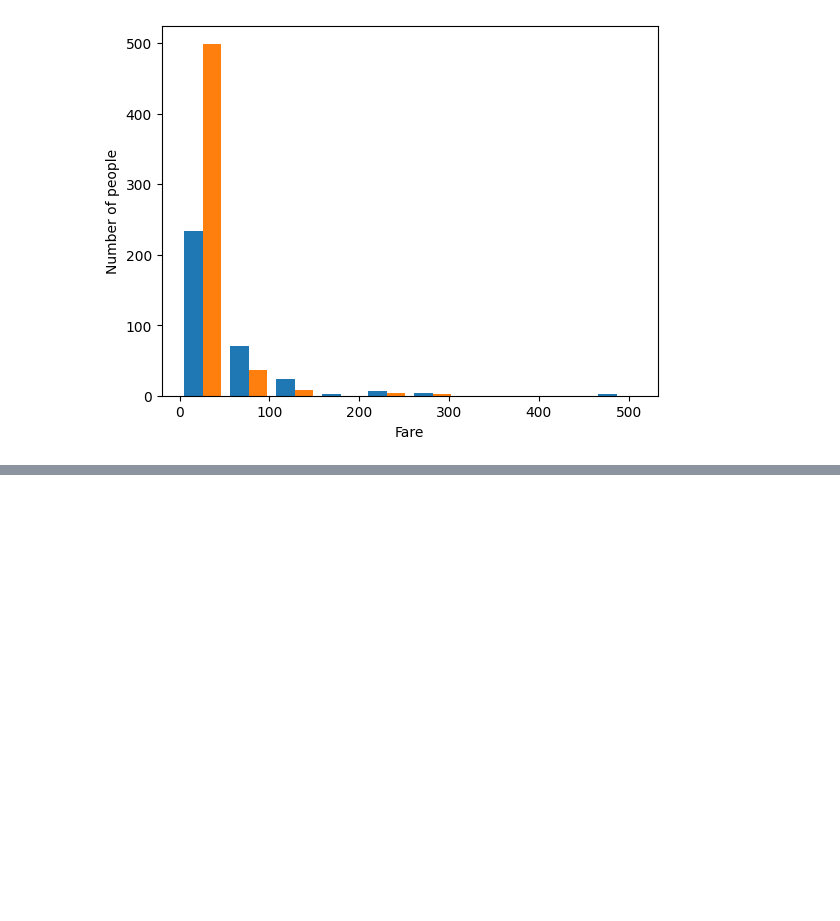
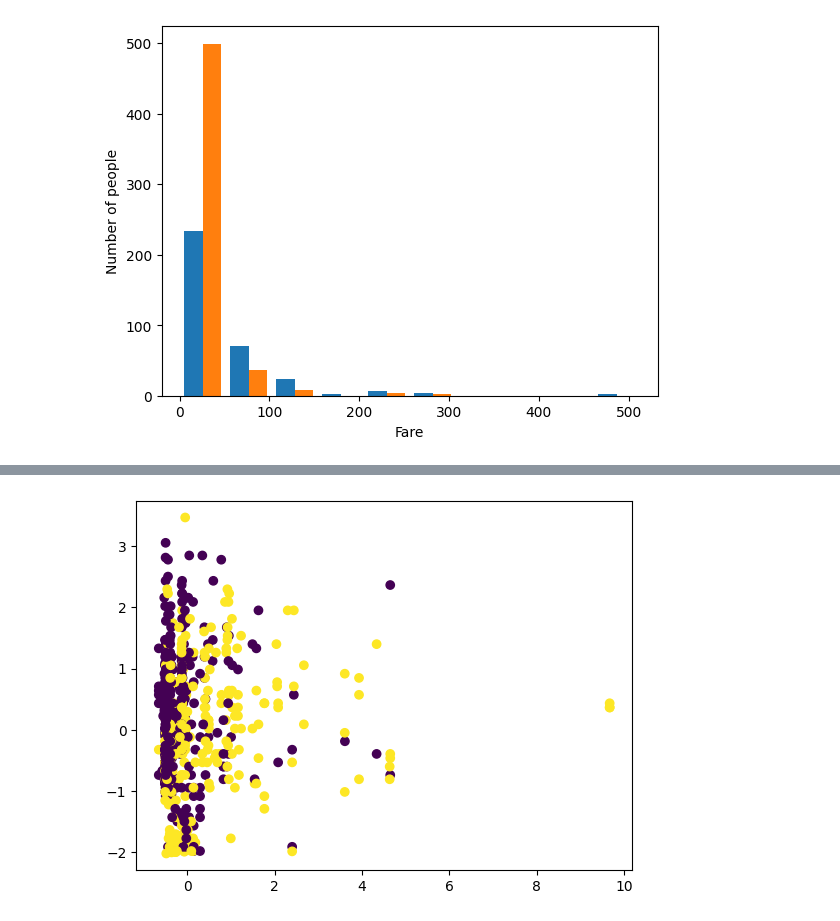
Before and after one commit to Oscilous/IML-A10, a Jupyter notebook: main.ipynb, the cells around one changed output, grey strips where cells are left out. Saved outputs shown, nothing was run; the diff lists cells and outputs as text; code cells hidden in the pictures; blank space fills up the shorter version.

```diff
--- a/main.ipynb
+++ b/main.ipynb
@@ -98,0 +112,15 @@ plt.show()
+# %%
+from sklearn.decomposition import PCA
+from sklearn.preprocessing import StandardScaler
+
+Class = df['Fare'].values.reshape(-1,1)
+Age = df['Age'].values.reshape(-1,1)
+X = np.concatenate((Class,Age),axis=1)
+y = np.array(df["Survived"])
+# %%
+scaler = StandardScaler()
+X_norm = scaler.fit_transform(X)
+plt.scatter(X_norm[: ,0], X_norm[: ,1], c = y)
+plt.show()
+# %% [output]
+[figure, added]
```
Also changed, not shown: parts of 7 cells of this notebook, 1 other file.
